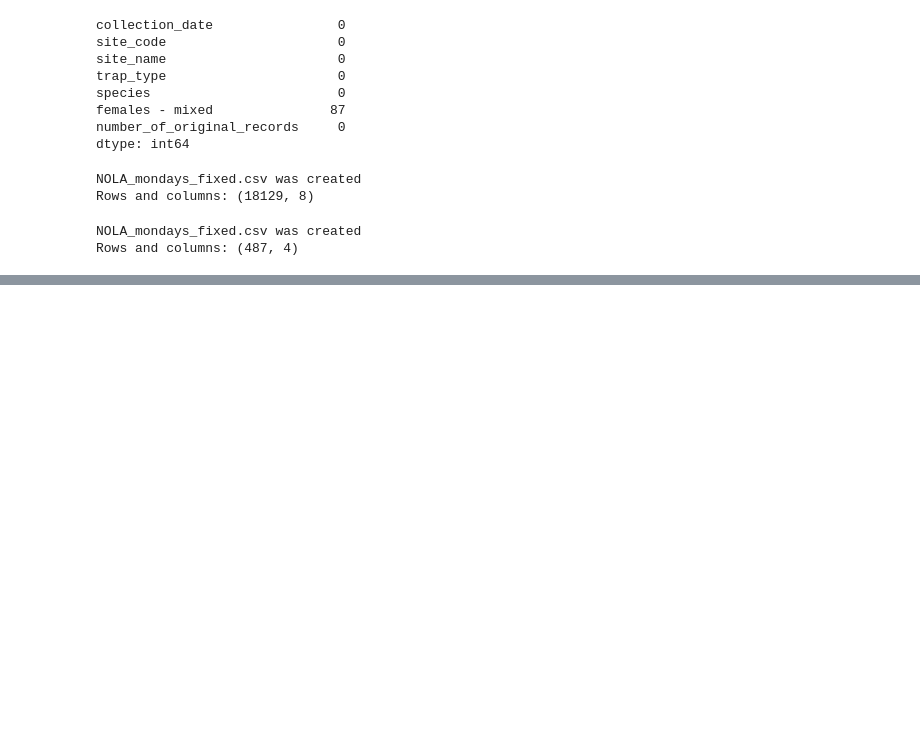
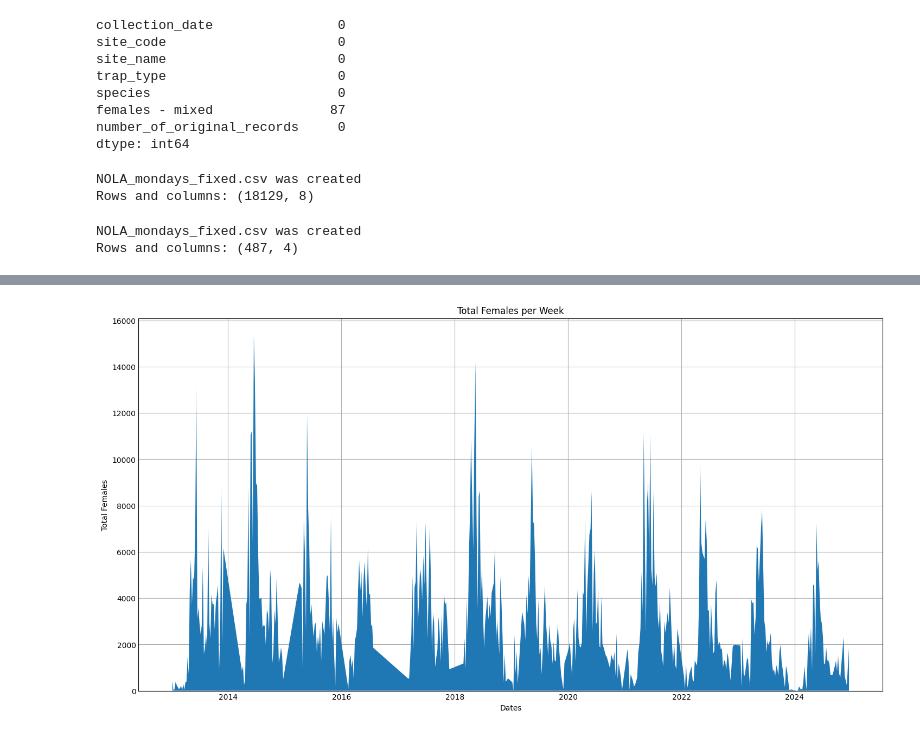
Before and after one commit to zeynepamac01/NOLA_culexquin, a Jupyter notebook: NOLA_culexquin.ipynb, the cells around one changed output, grey strips where cells are left out. Saved outputs shown, nothing was run; the diff lists cells and outputs as text; code cells hidden in the pictures; blank space fills up the shorter version.

```diff
--- a/NOLA_culexquin.ipynb
+++ b/NOLA_culexquin.ipynb
@@ -203,0 +245,14 @@ Rows and columns: (487, 4)
+# %%
+#PLOT 2
+plt.style.use('_mpl-gallery')
+# plot
+fig, ax = plt.subplots(figsize=(14, 7))
+
+ax.stackplot(x_axis, y_axis)
+
+ax.set(xlabel='Dates', ylabel='Total Females',
+       title='Total Females per Week')
+
+plt.show()
+# %% [output]
+[figure, added]
```
Also changed, not shown: parts of 7 cells of this notebook, 3 other files.
